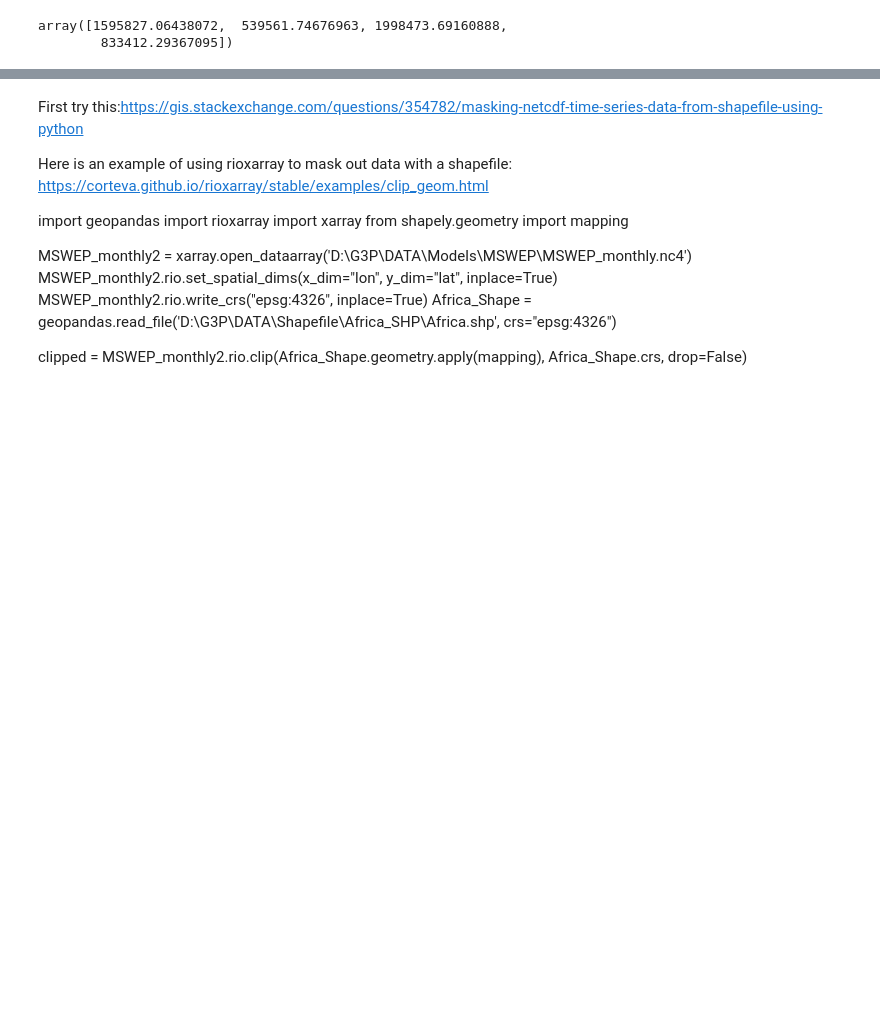
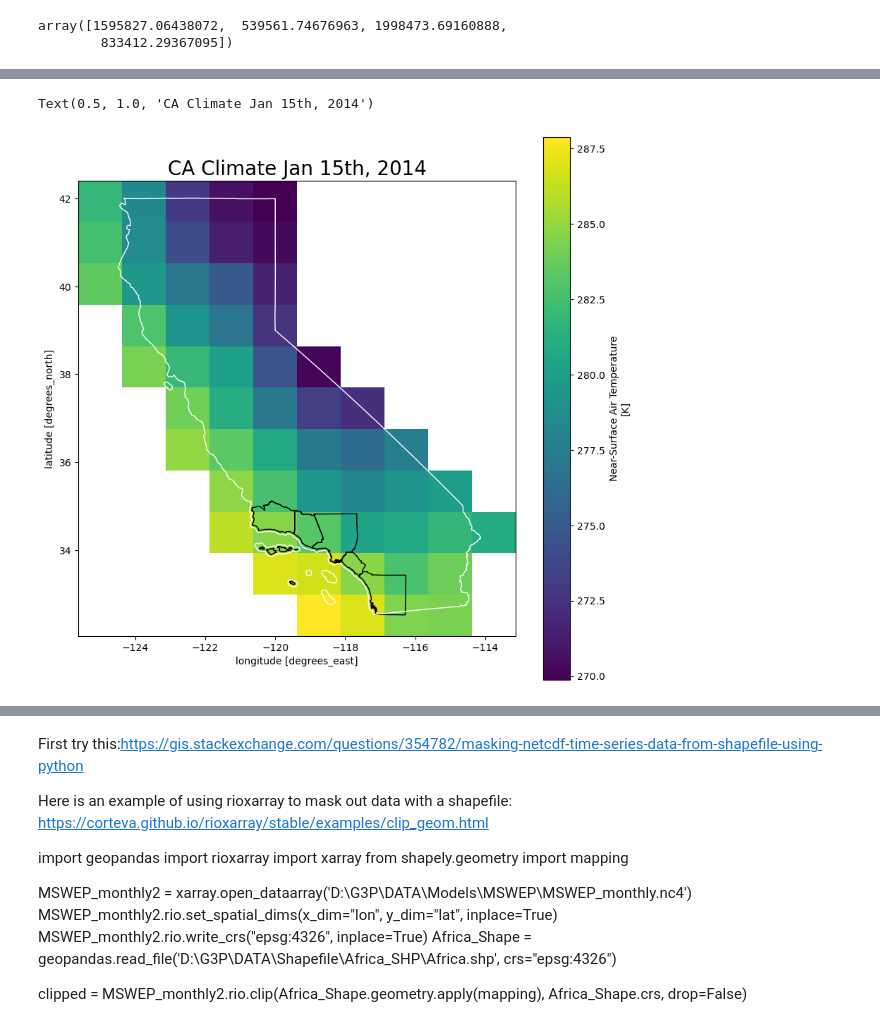
Before and after one commit to JBgeog-ucla/CMIP6-SoCal, a Jupyter notebook: tas.ipynb, the cells around one changed output, grey strips where cells are left out. Drawn from its saved outputs; the diff is of its cells as text; code cells hidden in the pictures; blank space fills up the shorter version.

```diff
--- a/tas.ipynb
+++ b/tas.ipynb
@@ -535,0 +868,11 @@ bight_mask = regionmask.mask_3D_geopandas(bight_counties_aoi,
+# %%
+fig, ax = plt.subplots(figsize=(10, 10))
+clipped.sel(time='2014-01-15').plot(ax=ax)
+bight_counties_aoi.plot(ax=ax, facecolor='none', edgecolor='black')
+CA_gdf.plot(ax=ax, facecolor='none', edgecolor='white')
+plt.title(label="CA Climate Jan 15th, 2014",
+          fontsize=20,
+          color="Black")
+# %% [output]
+Text(0.5, 1.0, 'CA Climate Jan 15th, 2014')
+[figure, added]
```
Also changed, not shown: parts of 73 cells of this notebook, 2 other files.
